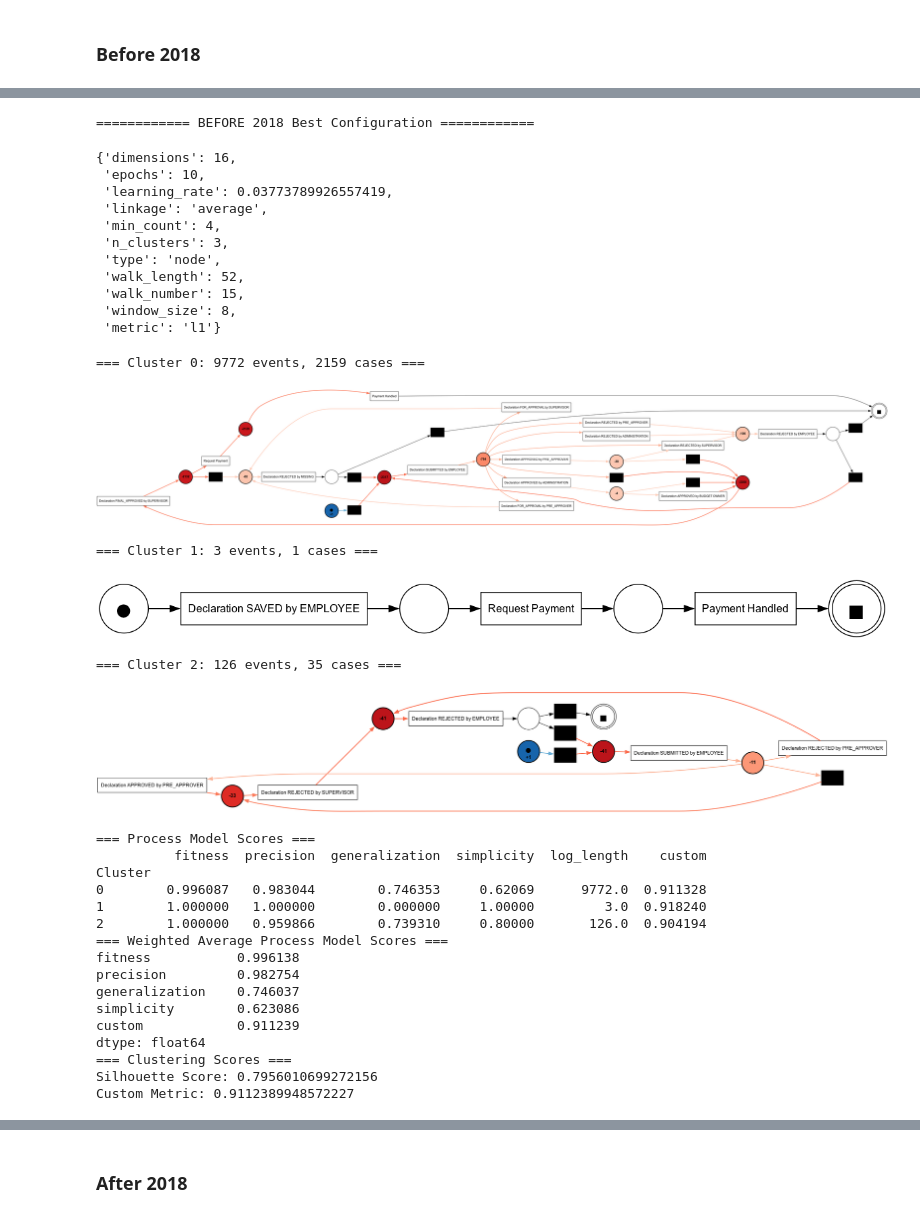
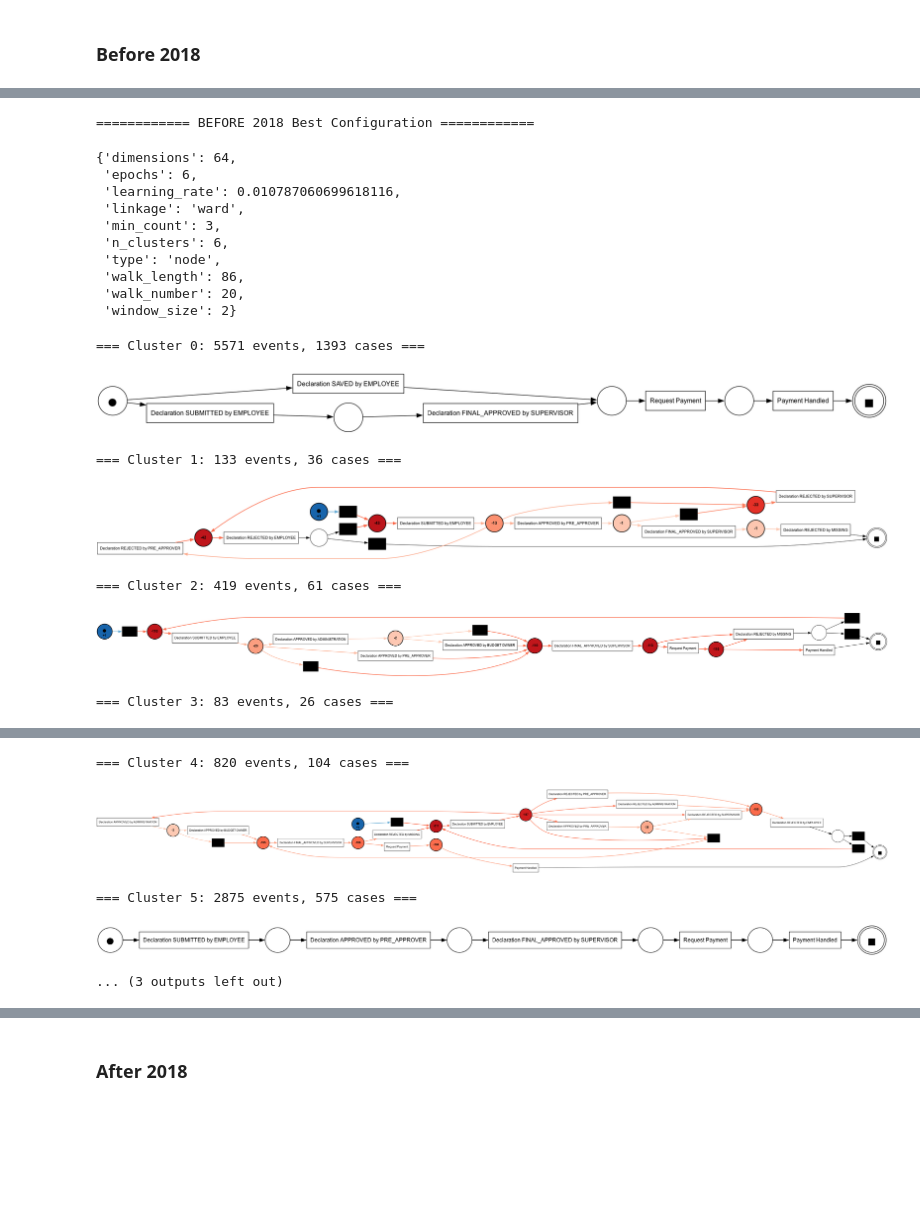
Before and after one commit to collinleiber/LMU_Master_Practical_SoSe24, a Jupyter notebook: practical/ProcessMining/group1/task5/2_tuning-advanced-approach.ipynb, the cells around one changed output, grey strips where cells are left out. Drawn from its saved outputs; the diff is of its cells as text; code cells hidden in the pictures; blank space fills up the shorter version.

```diff
--- a/practical/ProcessMining/group1/task5/2_tuning-advanced-approach.ipynb
+++ b/practical/ProcessMining/group1/task5/2_tuning-advanced-approach.ipynb
@@ -526,7 +555,7 @@ graph = create_graph(log)
 graph, mapped_traces = apply_mapping(graph, traces)
 # %%
 configspace = get_configuration_space()
-scenario = Scenario(configspace, n_trials=250)
+scenario = Scenario(configspace, n_trials=200)
 
 initial_design = HyperparameterOptimizationFacade.get_initial_design(scenario, n_configs=5)
 smac = HyperparameterOptimizationFacade(
@@ -588,11 +617,16 @@ graph = create_graph(log)
 graph, mapped_traces = apply_mapping(graph, traces)
 
 config_dict = incumbent.get_dictionary()
-vectors = generate_walklets_node_embeddings(graph, mapped_traces, walk_number=config_dict["walk_number"], walk_length=config_dict["walk_length"], dimensions=config_dict["dimensions"], window_size=config_dict["window_size"], epochs=config_dict["epochs"], workers=8,learning_rate=config_dict["learning_rate"], min_count=config_dict["min_count"],
-         seed=42)
+if config_dict["type"] == "node":
+    vectors = generate_walklets_node_embeddings(graph, mapped_traces, walk_number=config_dict["walk_number"], walk_length=config_dict["walk_length"], dimensions=config_dict["dimensions"], window_size=config_dict["window_size"], epochs=config_dict["epochs"], workers=8,learning_rate=config_dict["learning_rate"], min_count=config_dict["min_count"],
+             seed=42)
+else:
+    vectors = generate_walklets_edge_embeddings(graph, mapped_traces, walk_number=config_dict["walk_number"], walk_length=config_dict["walk_length"], dimensions=config_dict["dimensions"], window_size=config_dict["window_size"], epochs=config_dict["epochs"], workers=8,learning_rate=config_dict["learning_rate"], min_count=config_dict["min_count"],
+             seed=42)
 encoding_df = get_encoding_df(vectors, ids)
 clusters = cluster_data_hierarchical(encoding_df, n_clusters=config_dict["n_clusters"], metric=config_dict.get("metric", "euclidean"), linkage=config_dict["linkage"])
 clustered_logs = split_log_by_clusters(add_clusters_to_log(log, encoding_df, clusters))
 mine_petri_nets(clustered_logs, encoding_df.iloc[:, 1:], clusters, name="All Years")
+plot_dendrogram(encoding_df.iloc[:, 1:], incumbent, clusters)
 plot_dimension_reduction(encoding_df.iloc[:, 1:], clusters)
 # %% [output]
@@ -629,7 +663,7 @@ graph = create_graph(log)
 graph, mapped_traces = apply_mapping(graph, traces)
 # %%
 configspace = get_configuration_space()
-scenario = Scenario(configspace, n_trials=250)
+scenario = Scenario(configspace, n_trials=200)
 
 initial_design = HyperparameterOptimizationFacade.get_initial_design(scenario, n_configs=5)
 smac = HyperparameterOptimizationFacade(
@@ -673,52 +707,41 @@ print("============ BEFORE 2018 Best Configuration ============")
 incumbent.get_dictionary()
 # %% [output]
 ============ BEFORE 2018 Best Configuration ============
-{'dimensions': 16,
- 'epochs': 10,
- 'learning_rate': 0.03773789926557419,
- 'linkage': 'average',
- 'min_count': 4,
- 'n_clusters': 3,
+{'dimensions': 64,
+ 'epochs': 6,
+ 'learning_rate': 0.010787060699618116,
+ 'linkage': 'ward',
+ 'min_count': 3,
+ 'n_clusters': 6,
  'type': 'node',
- 'walk_length': 52,
- 'walk_number': 15,
- 'window_size': 8,
- 'metric': 'l1'}
+ 'walk_length': 86,
+ 'walk_number': 20,
+ 'window_size': 2}
 # %%
 # final models
 log = LOGS['before2018']
 ids, traces = get_traces_from_log(log)
 graph = create_graph(log)
 graph, mapped_traces = apply_mapping(graph, traces)
 
 config_dict = incumbent.get_dictionary()
-vectors = generate_walklets_node_embeddings(graph, mapped_traces, walk_number=config_dict["walk_number"], walk_length=config_dict["walk_length"], dimensions=config_dict["dimensions"], window_size=config_dict["window_size"], epochs=config_dict["epochs"], workers=8,learning_rate=config_dict["learning_rate"], min_count=config_dict["min_count"],
-         seed=42)
+if config_dict["type"] == "node":
+    vectors = generate_walklets_node_embeddings(graph, mapped_traces, walk_number=config_dict["walk_number"], walk_length=config_dict["walk_length"], dimensions=config_dict["dimensions"], window_size=config_dict["window_size"], epochs=config_dict["epochs"], workers=8,learning_rate=config_dict["learning_rate"], min_count=config_dict["min_count"],
+             seed=42)
+else:
+    vectors = generate_walklets_edge_embeddings(graph, mapped_traces, walk_number=config_dict["walk_number"], walk_length=config_dict["walk_length"], dimensions=config_dict["dimensions"], window_size=config_dict["window_size"], epochs=config_dict["epochs"], workers=8,learning_rate=config_dict["learning_rate"], min_count=config_dict["min_count"],
+             seed=42)
 encoding_df = get_encoding_df(vectors, ids)
 clusters = cluster_data_hierarchical(encoding_df, n_clusters=config_dict["n_clusters"], metric=config_dict.get("metric", "euclidean"), linkage=config_dict["linkage"])
 clustered_logs = split_log_by_clusters(add_clusters_to_log(log, encoding_df, clusters))
 mine_petri_nets(clustered_logs, encoding_df.iloc[:, 1:], clusters, name="Before 2018")
+plot_dendrogram(encoding_df.iloc[:, 1:], incumbent, clusters)
 plot_dimension_reduction(encoding_df.iloc[:, 1:], clusters)
 # %% [output]
-=== Cluster 0: 9772 events, 2159 cases ===
+=== Cluster 0: 5571 events, 1393 cases ===
-[figure, old version]
+[figure, new version]
-=== Cluster 1: 3 events, 1 cases ===
+=== Cluster 1: 133 events, 36 cases ===
-[figure, old version]
+[figure, new version]
-=== Cluster 2: 126 events, 35 cases ===
+=== Cluster 2: 419 events, 61 cases ===
-[figure, old version]
+[figure, new version]
-=== Process Model Scores ===
-          fitness  precision  generalization  simplicity  log_length    custom
-Cluster
-0        0.996087   0.983044        0.746353     0.62069      9772.0  0.911328
-1        1.000000   1.000000        0.000000     1.00000         3.0  0.918240
-2        1.000000   0.959866        0.739310     0.80000       126.0  0.904194
-=== Weighted Average Process Model Scores ===
-fitness           0.996138
-precision         0.982754
-generalization    0.746037
-simplicity        0.623086
-custom            0.911239
-dtype: float64
-=== Clustering Scores ===
-Silhouette Score: 0.7956010699272156
-Custom Metric: 0.9112389948572227
+=== Cluster 3: 83 events, 26 cases ===
@@ -726,3 +749,8 @@ Custom Metric: 0.9112389948572227
+=== Cluster 4: 820 events, 104 cases ===
+[figure, added]
+=== Cluster 5: 2875 events, 575 cases ===
+[figure, added]
+... (3 outputs left out)
 # %%
 footprint_matrix(clustered_logs)
 # %% [output]
```
Also changed, not shown: parts of 18 cells of this notebook.
